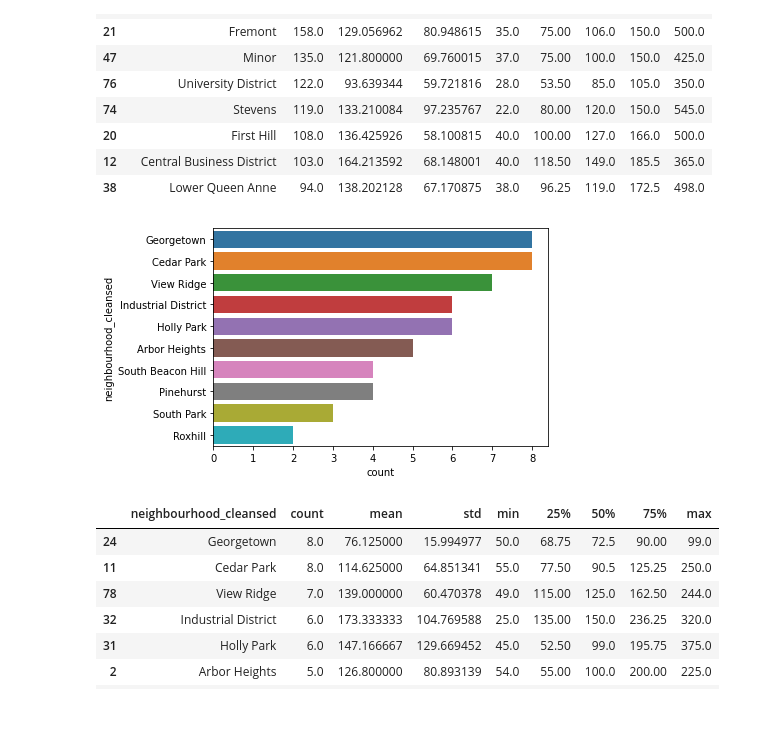
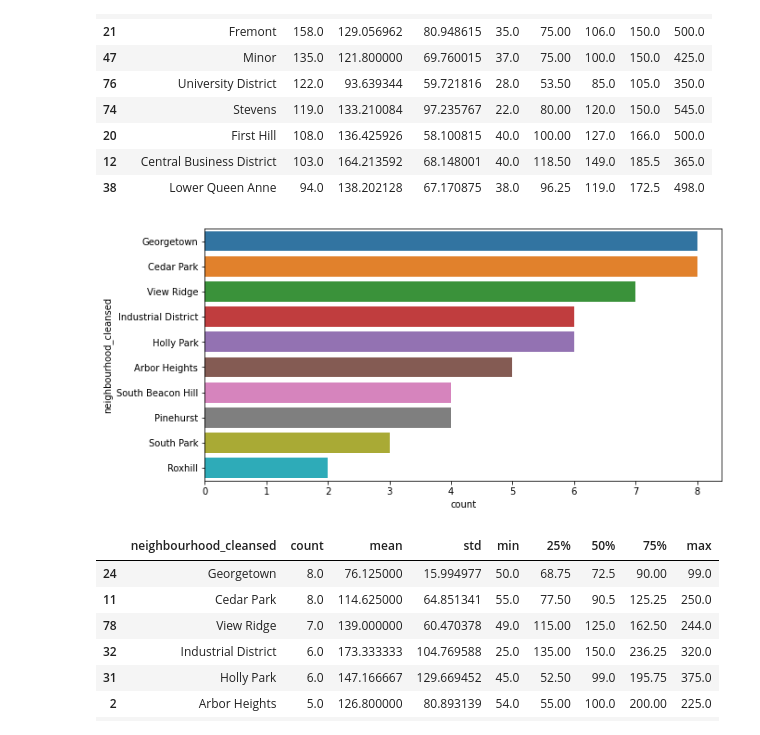
Before and after one commit to LN5user/airbnb-seattle, a Jupyter notebook: airbnb.ipynb, the cells around one changed output. Saved outputs shown, nothing was run; the diff lists cells and outputs as text; code cells hidden in the pictures.

```diff
--- a/airbnb.ipynb
+++ b/airbnb.ipynb
@@ -361,9 +362,10 @@ df_statistic_neighborhood[0:10]
 | 38 | Lower Queen Anne | 94.0 | 138.202128 | 67.170875 | 38.0 | 96.25 | 119.0 | 172.5 | 498.0 |
 # %%
 # less popular neighborhoods
+fig, ax = plt.subplots(figsize=(10, 5))
 sns.barplot(x="count", y="neighbourhood_cleansed", data=df_statistic_neighborhood[-10:]);
 # %% [output]
-[figure, old version]
+[figure, new version]
 # %%
 # less popular neighborhoods statistic
 df_statistic_neighborhood[-10:]
```
Also changed, not shown: parts of 19 cells of this notebook, 1 other file.
